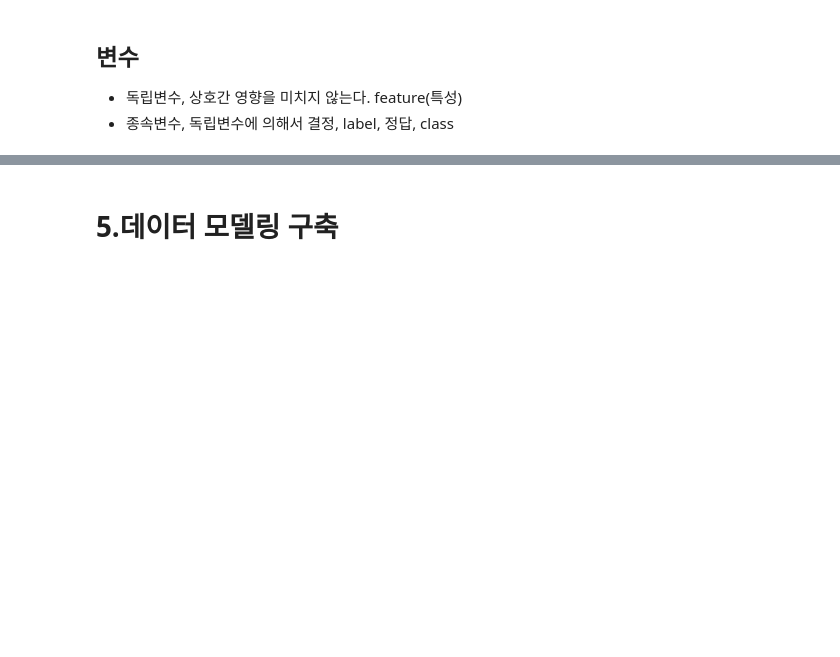
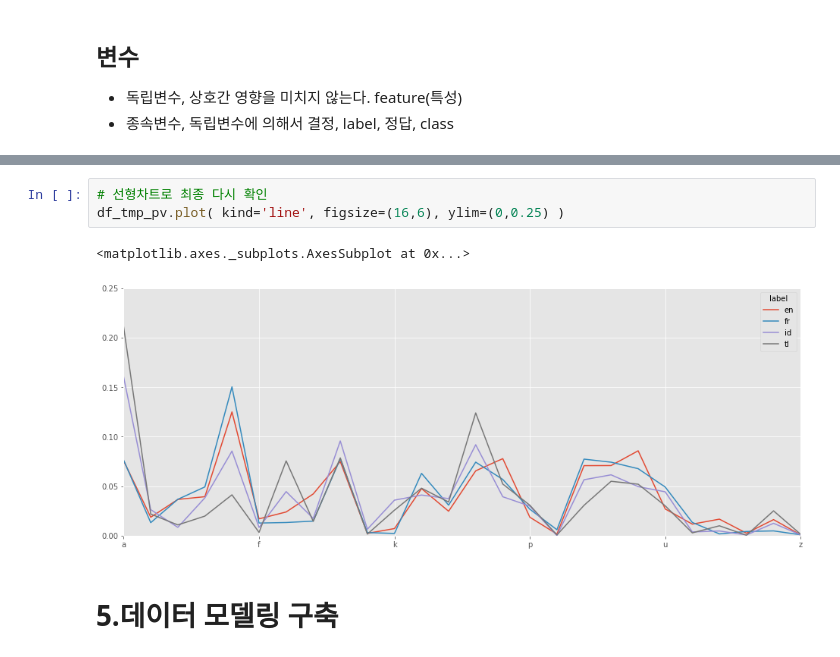
Before and after one commit to y0ngma/python_basic, a Jupyter notebook: 1_머신러닝을이용한번역서비스의언어감지서비스.ipynb, the cells around one changed output, grey strips where cells are left out. Cells and saved outputs as stored; diff of their text form; blank space fills up the shorter version.

```diff
--- a/1_머신러닝을이용한번역서비스의언어감지서비스.ipynb
+++ b/1_머신러닝을이용한번역서비스의언어감지서비스.ipynb
@@ -288,3 +727,9 @@ p1 = re.compile('')
+# %%
+# 선형차트로 최종 다시 확인
+df_tmp_pv.plot( kind='line', figsize=(16,6), ylim=(0,0.25) )
+# %% [output]
+<matplotlib.axes._subplots.AxesSubplot at 0x...>
+[figure, added]
 # %% [markdown]
 # 5.데이터 모델링 구축
 # %% [markdown]
```
Also changed, not shown: parts of 52 cells of this notebook.
